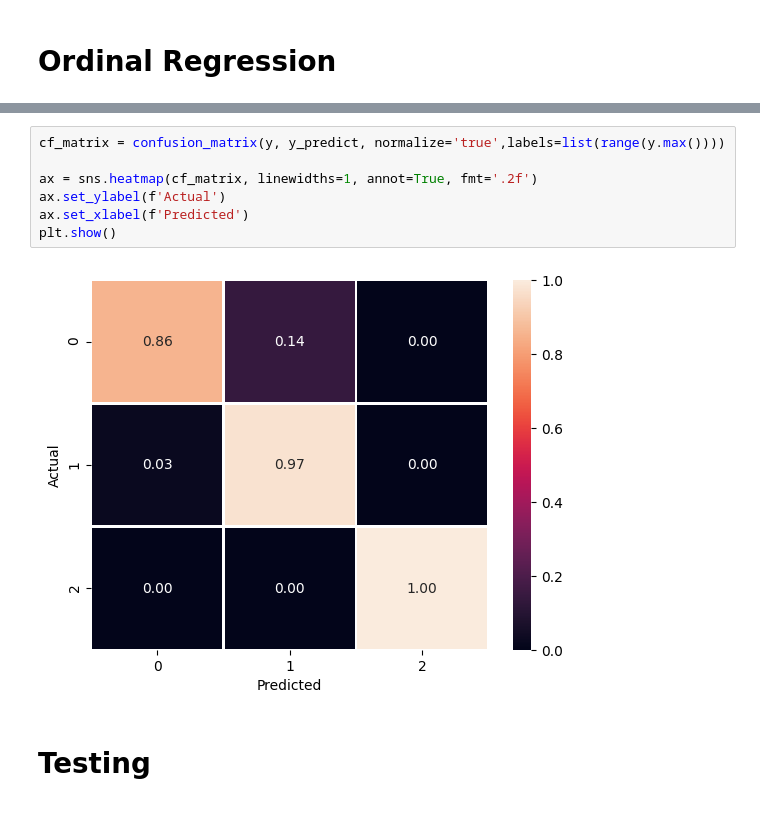
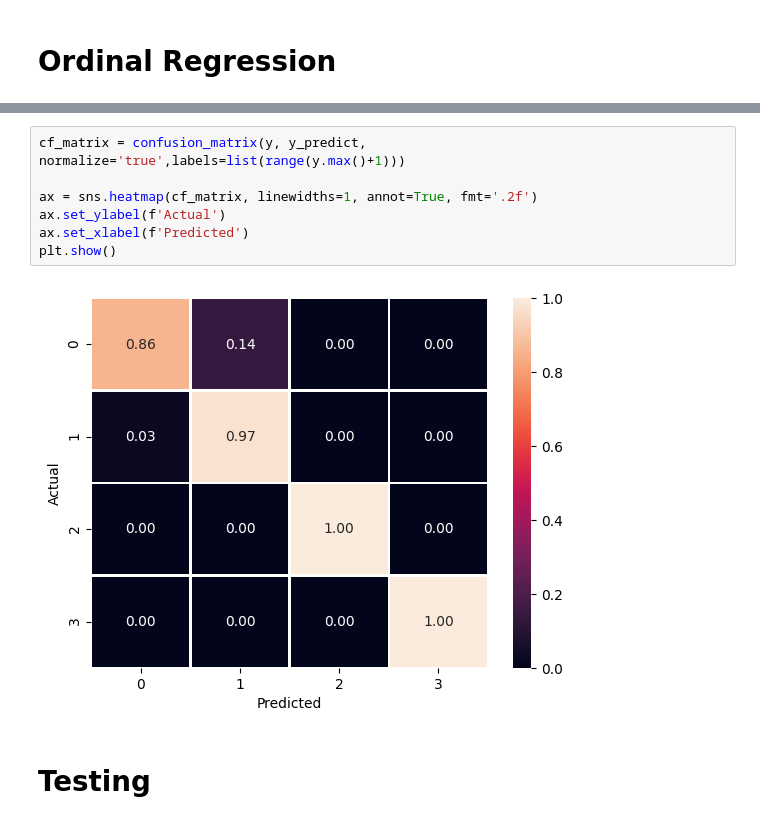
Before and after one commit to tufts-ml/pchmm-missing-data-limited-labels, a Jupyter notebook: examples/ordinal_regression.ipynb, the cells around one changed output, grey strips where cells are left out. Saved outputs shown, nothing was run; the diff lists cells and outputs as text.

Commit message:
Fixed small issue with confusion matrix

```diff
--- a/examples/ordinal_regression.ipynb
+++ b/examples/ordinal_regression.ipynb
@@ -87,14 +87,14 @@ print(y_predict)
  2 2 2 1 2 1 1 2 1 2 1 1 1 1 1 1 2 1 1 1 3 1 1 2 2 1 1 0 1 2 2 3 3 0 2 2 3
  2 1 2 2 1 2 3 1 0 3 1 2 0 1 2 2 2 2 2 2 2 1 2 2 2]
 # %%
-cf_matrix = confusion_matrix(y, y_predict, normalize='true',labels=list(range(y.max())))
+cf_matrix = confusion_matrix(y, y_predict, normalize='true',labels=list(range(y.max()+1)))
 
 ax = sns.heatmap(cf_matrix, linewidths=1, annot=True, fmt='.2f')
 ax.set_ylabel(f'Actual')
 ax.set_xlabel(f'Predicted')
 plt.show()
 # %% [output]
-[figure, old version]
+[figure, new version]
 # %% [markdown]
 # Testing
 # %%
```
Also changed, not shown: parts of 1 cell of this notebook.
